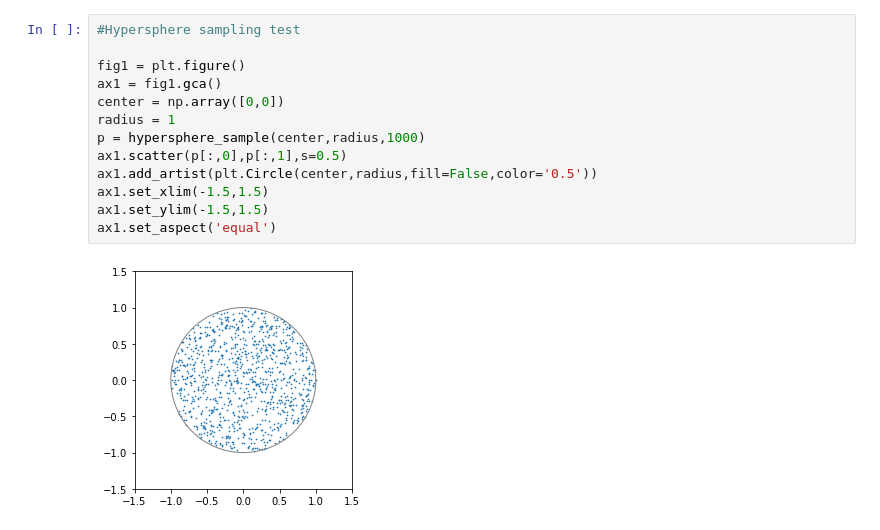
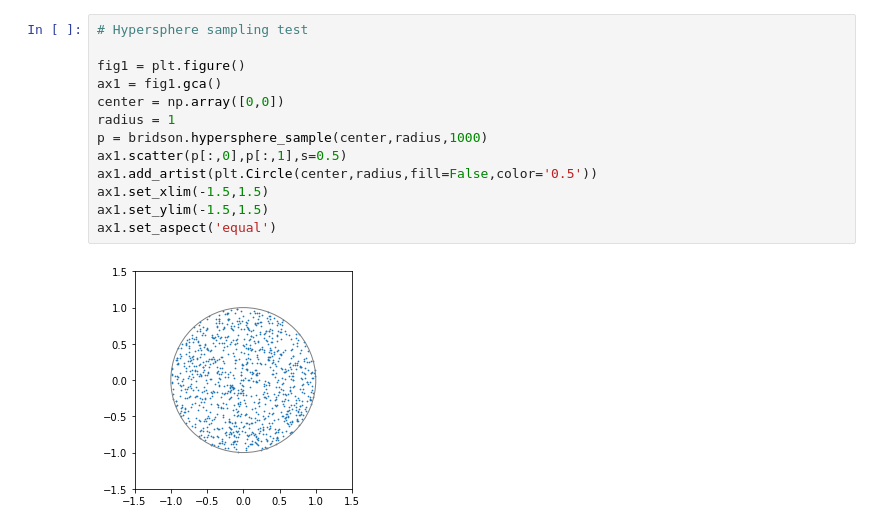
Before and after one commit to diregoblin/poisson_disc_sampling, a Jupyter notebook: poisson_disc_sampling.ipynb, the cells around one changed output. Drawn from its saved outputs; the diff is of its cells as text.

```diff
--- a/poisson_disc_sampling.ipynb
+++ b/poisson_disc_sampling.ipynb
@@ -115,15 +71,15 @@ plt.show()
 # %%
-#Hypersphere sampling test
+# Hypersphere sampling test
 
 fig1 = plt.figure()
 ax1 = fig1.gca()
 center = np.array([0,0])
 radius = 1
-p = hypersphere_sample(center,radius,1000)
+p = bridson.hypersphere_sample(center,radius,1000)
 ax1.scatter(p[:,0],p[:,1],s=0.5)
 ax1.add_artist(plt.Circle(center,radius,fill=False,color='0.5'))
 ax1.set_xlim(-1.5,1.5)
 ax1.set_ylim(-1.5,1.5)
 ax1.set_aspect('equal')
 # %% [output]
-[figure, old version]
+[figure, new version]
```
Also changed, not shown: parts of 6 cells of this notebook, 3 other files.
